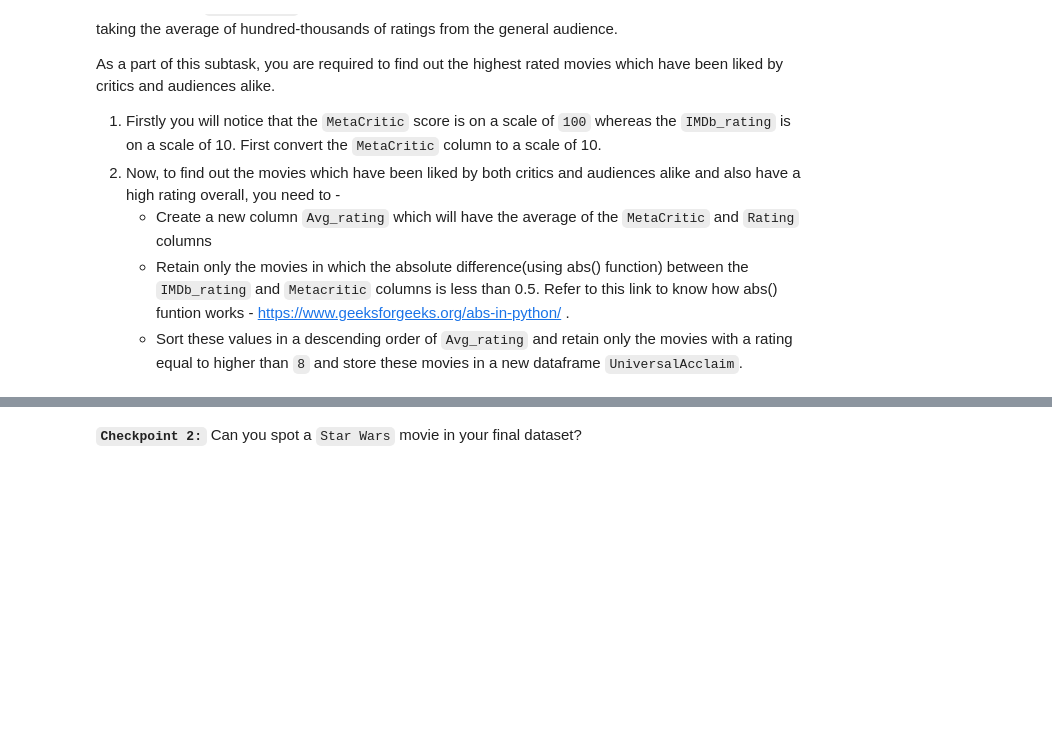
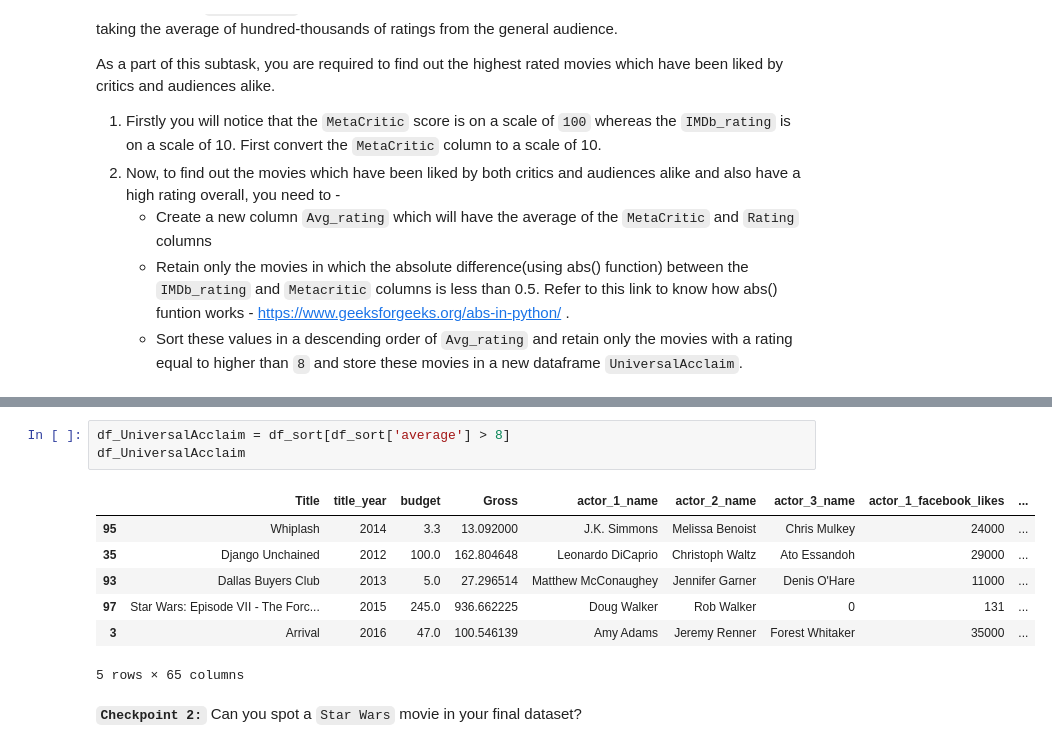
Before and after one commit to gokilapriya1808-AI/AI-ML-Assignments, a Jupyter notebook: IMDb+Movie+Assignment_gokila.ipynb, the cells around one changed output, grey strips where cells are left out. Saved outputs shown, nothing was run; the diff lists cells and outputs as text; blank space fills up the shorter version.

```diff
--- a/IMDb+Movie+Assignment_gokila.ipynb
+++ b/IMDb+Movie+Assignment_gokila.ipynb
@@ -324,3 +449,14 @@ As a part of this subtask, you are required to find out the highest rated movies
+# %%
+df_UniversalAcclaim = df_sort[df_sort['average'] > 8]
+df_UniversalAcclaim
+# %% [output]
+|  | Title | title_year | budget | Gross | actor_1_name | actor_2_name | actor_3_name | actor_1_facebook_likes | ... |
+| 95 | Whiplash | 2014 | 3.3 | 13.092000 | J.K. Simmons | Melissa Benoist | Chris Mulkey | 24000 | ... |
+| 35 | Django Unchained | 2012 | 100.0 | 162.804648 | Leonardo DiCaprio | Christoph Waltz | Ato Essandoh | 29000 | ... |
+| 93 | Dallas Buyers Club | 2013 | 5.0 | 27.296514 | Matthew McConaughey | Jennifer Garner | Denis O'Hare | 11000 | ... |
+| 97 | Star Wars: Episode VII - The Forc... | 2015 | 245.0 | 936.662225 | Doug Walker | Rob Walker | 0 | 131 | ... |
+| 3 | Arrival | 2016 | 47.0 | 100.546139 | Amy Adams | Jeremy Renner | Forest Whitaker | 35000 | ... |
+5 rows × 65 columns
 # %% [markdown]
 **`Checkpoint 2:`** Can you spot a `Star Wars` movie in your final dataset?
 # %% [markdown]
```
Also changed, not shown: parts of 14 cells of this notebook.
